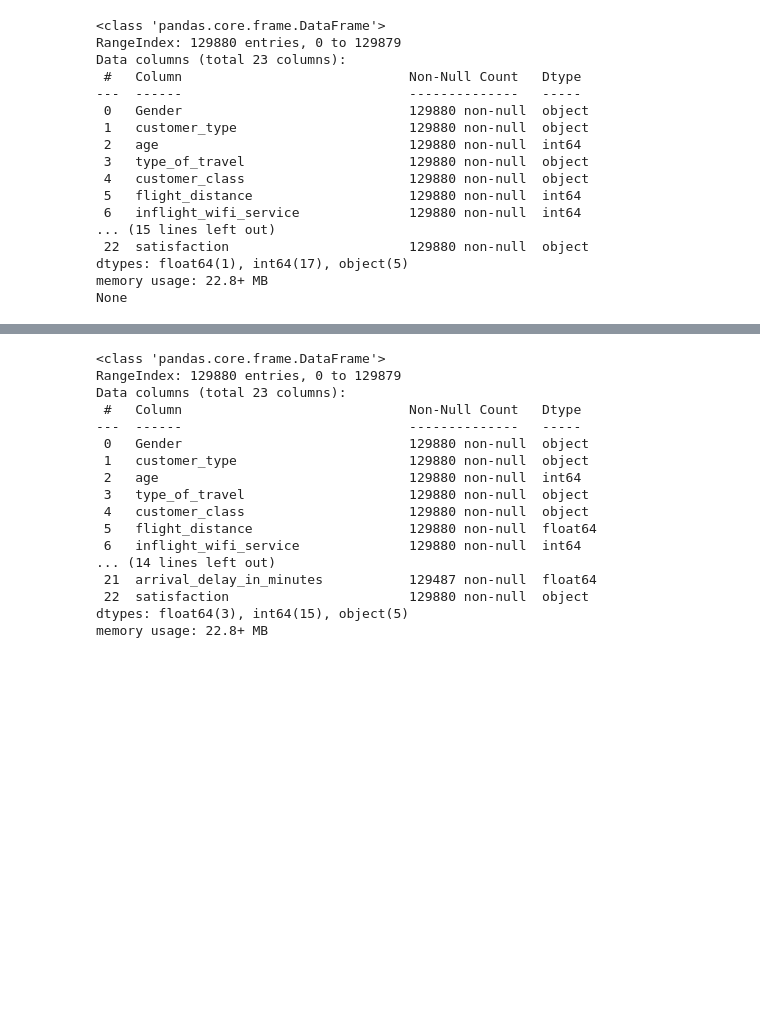
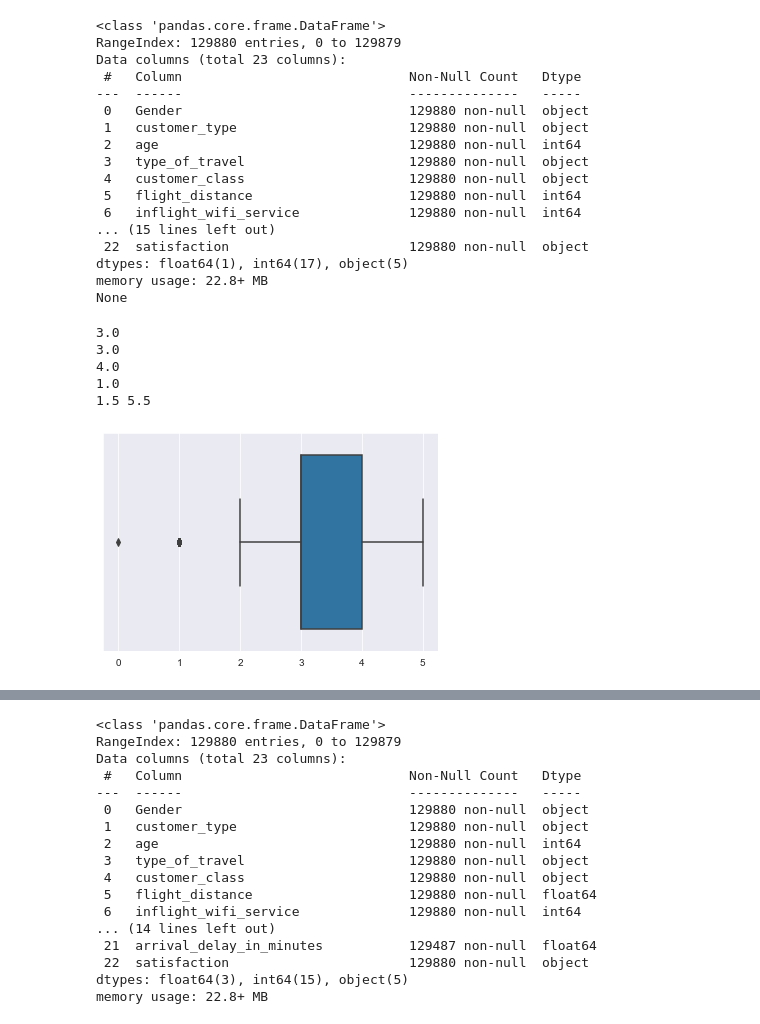
Before and after one commit to wangrenfeng0/Machine-Learning-I, a Jupyter notebook: Project 1 Renfeng Wang.ipynb, the cells around one changed output, grey strips where cells are left out. Drawn from its saved outputs; the diff is of its cells as text; code cells hidden in the pictures; blank space fills up the shorter version.

```diff
--- a/Project 1 Renfeng Wang.ipynb
+++ b/Project 1 Renfeng Wang.ipynb
@@ -15,0 +43,5 @@ airline.head()
+# %%
+## imputing missing values using interpolation
+
+
+airline.interpolate(method='linear', direction = 'forward', inplace=True)
@@ -69,3 +131,45 @@ Data columns (total 23 columns):
 dtypes: float64(1), int64(17), object(5)
 memory usage: 22.8+ MB
 None
+# %%
+## checking for outliers in some predictors
+### vary the predictors to visualize the outliers within the datasets
+
+import seaborn as sns
+sns.boxplot(data=airline,x=airline[['checkin_service']])
+
+Q1 = airline['checkin_service'].quantile(0.25)
+
+Q2 = airline['checkin_service'].quantile(0.50)
+
+Q3 = airline['checkin_service'].quantile(0.75)
+
+IQR=Q3-Q1
+
+print(Q1)
+
+print(Q2)
+
+print(Q3)
+
+print(IQR)
+
+##using the 68–95–99 rule
+## 68% of the data is within one standard deviation above or below the mean,
+## 95% of the data is within two standard deviations from the mean,
+## 99.7% of the data is within three standard deviations from the mean.
+## Only very few data points will be beyond three standard deviations from the mean, more precisely, only 0.3% of the data points.
+## So any data point that is seen farther than three standard deviations is considered extreme or an outlier.
+
+Lower_Whisker = Q1 - 1.5 * IQR
+
+Upper_Whisker = Q3 + 1.5 * IQR
+
+print(Lower_Whisker, Upper_Whisker)
+# %% [output]
+3.0
+3.0
+4.0
+1.0
+1.5 5.5
+[figure, added]
```
Also changed, not shown: parts of 21 cells of this notebook.
